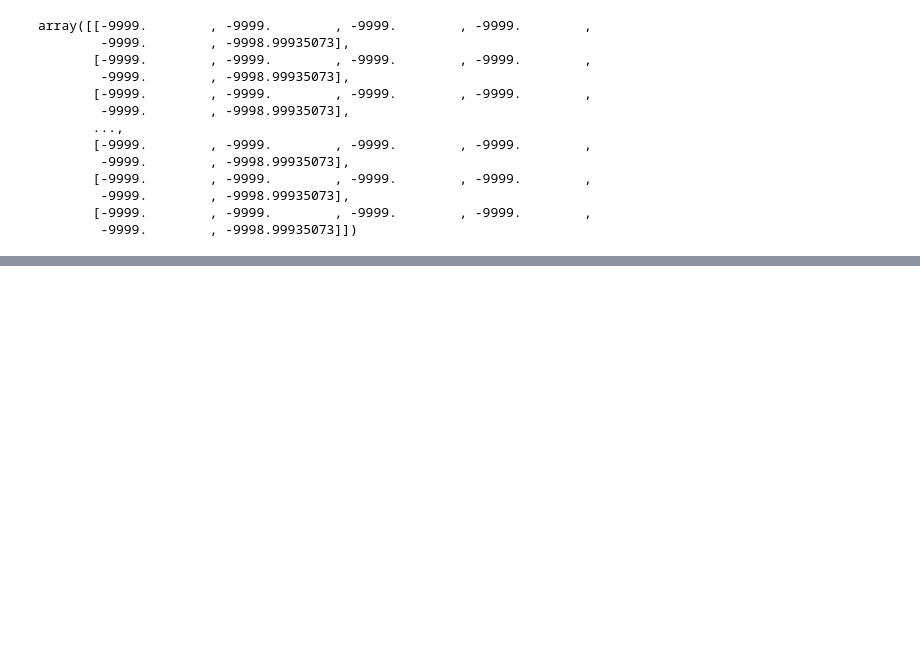
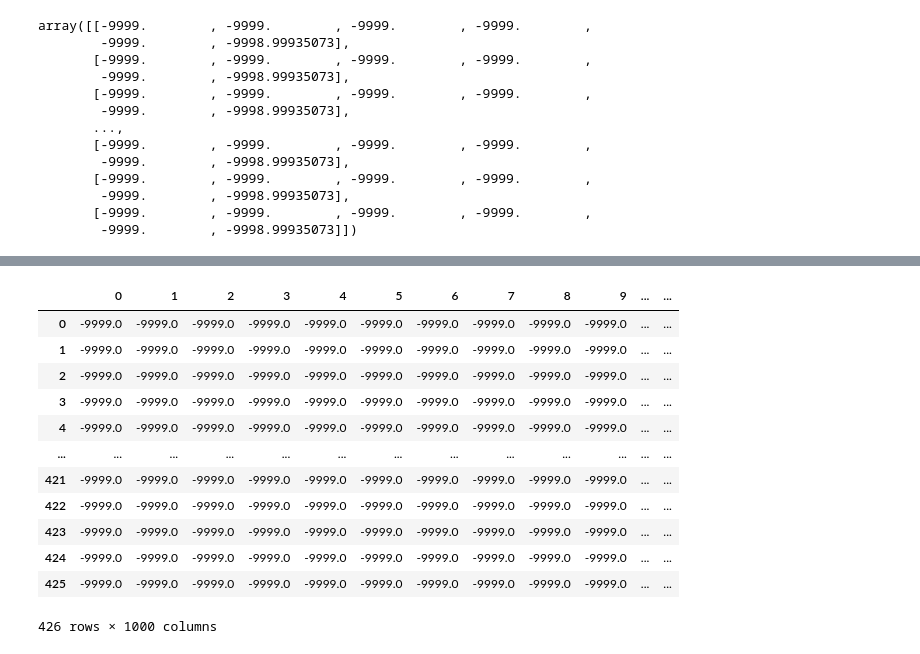
Before and after one commit to earthlab/cross-sensor-cal, a Jupyter notebook: plot_resample.ipynb, the cells around one changed output, grey strips where cells are left out. Saved outputs shown, nothing was run; the diff lists cells and outputs as text; code cells hidden in the pictures; blank space fills up the shorter version.

```diff
--- a/plot_resample.ipynb
+++ b/plot_resample.ipynb
@@ -223,0 +245,17 @@ plot_spectral_signature_subplot([full_wavelengths, wavelengths9, wavelengths8, w
+# %%
+import pandas as pd
+pd.DataFrame(spectral_data_corrected)
+# %% [output]
+|  | 0 | 1 | 2 | 3 | 4 | 5 | 6 | 7 | 8 | 9 | ... | ... |
+| 0 | -9999.0 | -9999.0 | -9999.0 | -9999.0 | -9999.0 | -9999.0 | -9999.0 | -9999.0 | -9999.0 | -9999.0 | ... | ... |
+| 1 | -9999.0 | -9999.0 | -9999.0 | -9999.0 | -9999.0 | -9999.0 | -9999.0 | -9999.0 | -9999.0 | -9999.0 | ... | ... |
+| 2 | -9999.0 | -9999.0 | -9999.0 | -9999.0 | -9999.0 | -9999.0 | -9999.0 | -9999.0 | -9999.0 | -9999.0 | ... | ... |
+| 3 | -9999.0 | -9999.0 | -9999.0 | -9999.0 | -9999.0 | -9999.0 | -9999.0 | -9999.0 | -9999.0 | -9999.0 | ... | ... |
+| 4 | -9999.0 | -9999.0 | -9999.0 | -9999.0 | -9999.0 | -9999.0 | -9999.0 | -9999.0 | -9999.0 | -9999.0 | ... | ... |
+| ... | ... | ... | ... | ... | ... | ... | ... | ... | ... | ... | ... | ... |
+| 421 | -9999.0 | -9999.0 | -9999.0 | -9999.0 | -9999.0 | -9999.0 | -9999.0 | -9999.0 | -9999.0 | -9999.0 | ... | ... |
+| 422 | -9999.0 | -9999.0 | -9999.0 | -9999.0 | -9999.0 | -9999.0 | -9999.0 | -9999.0 | -9999.0 | -9999.0 | ... | ... |
+| 423 | -9999.0 | -9999.0 | -9999.0 | -9999.0 | -9999.0 | -9999.0 | -9999.0 | -9999.0 | -9999.0 | -9999.0 | ... | ... |
+| 424 | -9999.0 | -9999.0 | -9999.0 | -9999.0 | -9999.0 | -9999.0 | -9999.0 | -9999.0 | -9999.0 | -9999.0 | ... | ... |
+| 425 | -9999.0 | -9999.0 | -9999.0 | -9999.0 | -9999.0 | -9999.0 | -9999.0 | -9999.0 | -9999.0 | -9999.0 | ... | ... |
+426 rows × 1000 columns
```
Also changed, not shown: parts of 7 cells of this notebook.
